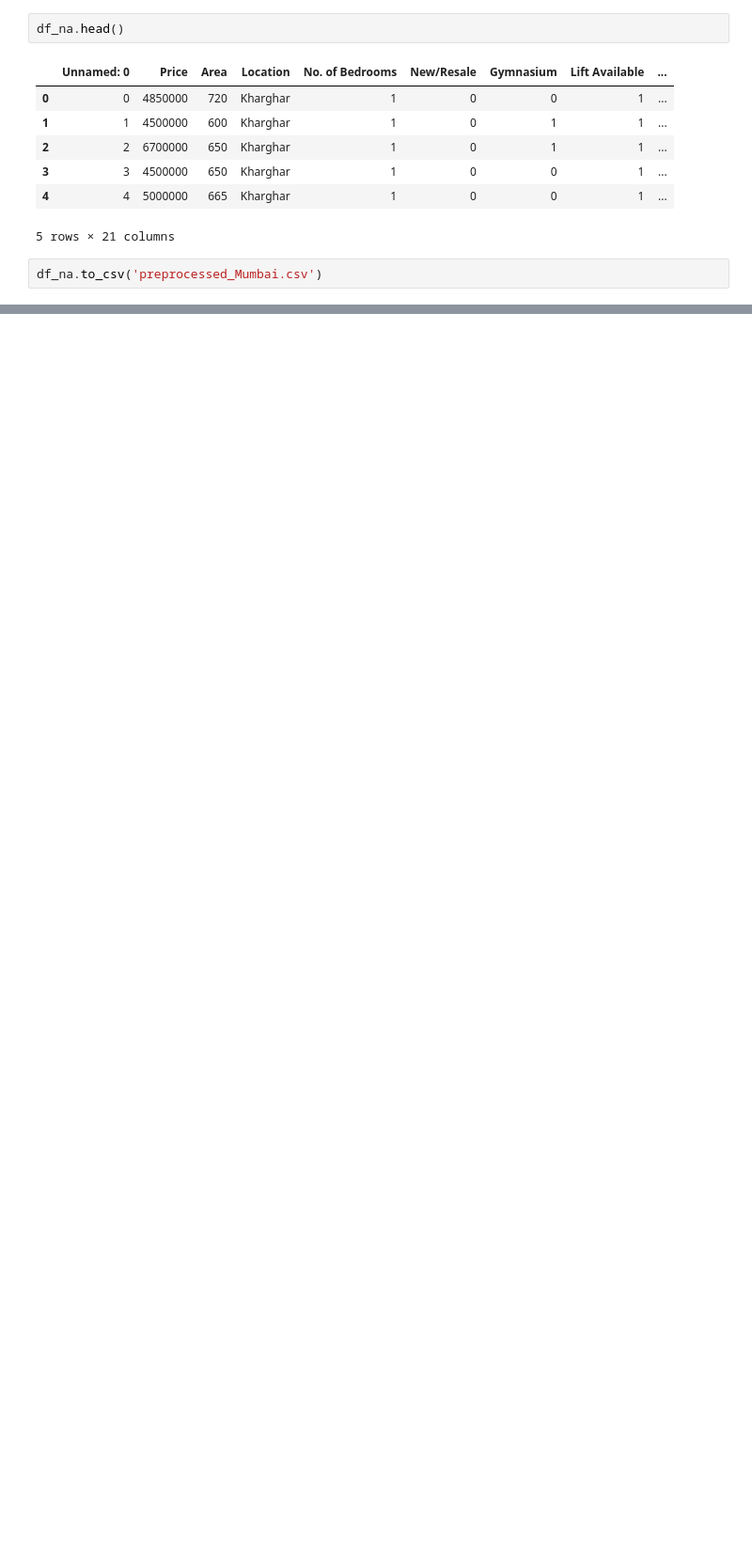
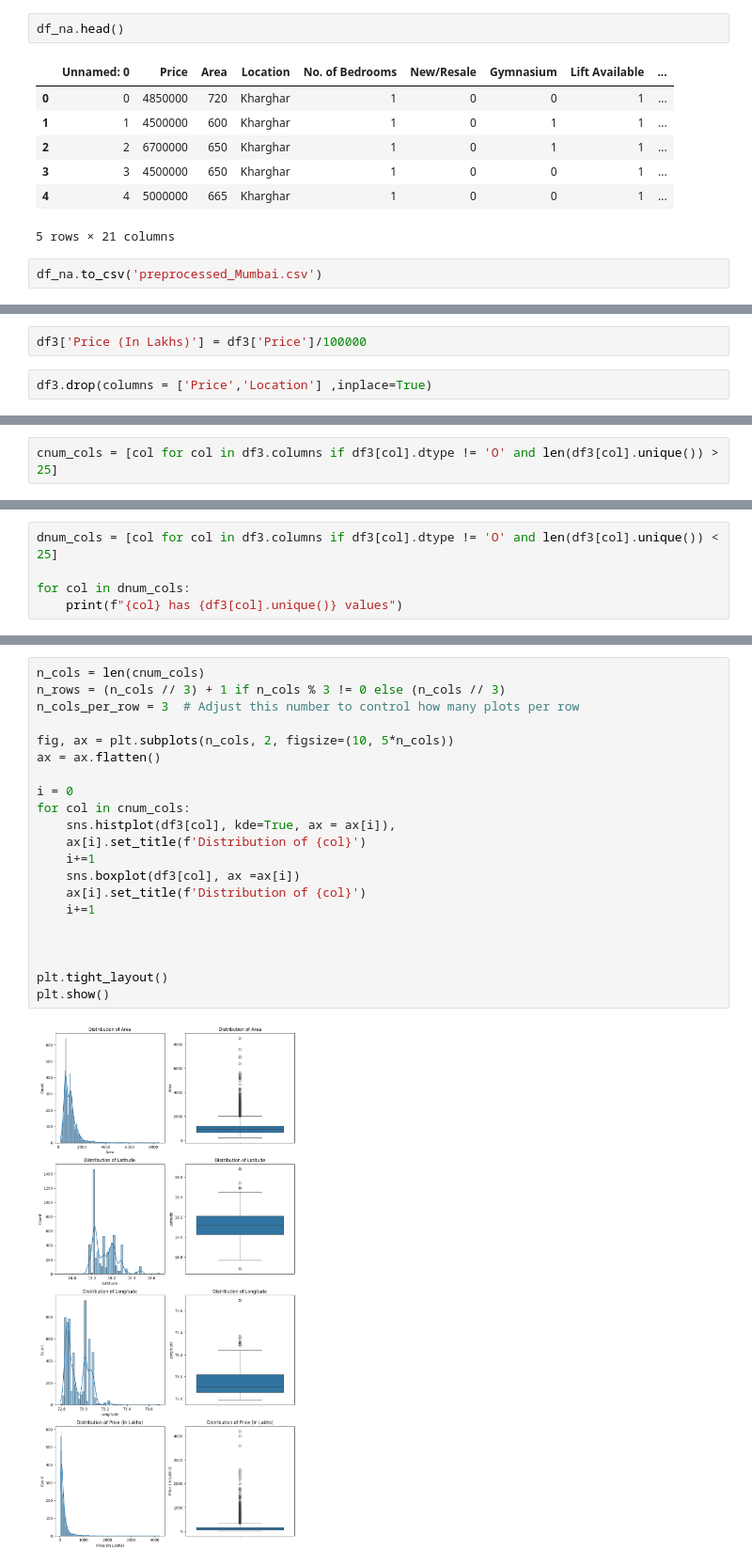
Before and after one commit to techcsispit/House-Price-Prediction, a Jupyter notebook: backend/preprocessing.ipynb, the cells around one changed output, grey strips where cells are left out. Shown at 94% size. Cells and saved outputs as stored; diff of their text form; blank space fills up the shorter version.

```diff
--- a/backend/preprocessing.ipynb
+++ b/backend/preprocessing.ipynb
@@ -403,0 +430,4 @@ df_na.to_csv('preprocessed_Mumbai.csv')
+# %%
+df3['Price (In Lakhs)'] = df3['Price']/100000
+# %%
+df3.drop(columns = ['Price','Location'] ,inplace=True)
@@ -403,0 +436,2 @@ df_na.to_csv('preprocessed_Mumbai.csv')
+# %%
+cnum_cols = [col for col in df3.columns if df3[col].dtype != 'O' and len(df3[col].unique()) > 25]
@@ -403,0 +456,5 @@ df_na.to_csv('preprocessed_Mumbai.csv')
+# %%
+dnum_cols = [col for col in df3.columns if df3[col].dtype != 'O' and len(df3[col].unique()) < 25]
+
+for col in dnum_cols:
+    print(f"{col} has {df3[col].unique()} values")
@@ -403,0 +477,23 @@ df_na.to_csv('preprocessed_Mumbai.csv')
+# %%
+n_cols = len(cnum_cols)
+n_rows = (n_cols // 3) + 1 if n_cols % 3 != 0 else (n_cols // 3)
+n_cols_per_row = 3  # Adjust this number to control how many plots per row
+
+fig, ax = plt.subplots(n_cols, 2, figsize=(10, 5*n_cols))
+ax = ax.flatten()
+
+i = 0
+for col in cnum_cols:
+    sns.histplot(df3[col], kde=True, ax = ax[i]),
+    ax[i].set_title(f'Distribution of {col}')
+    i+=1
+    sns.boxplot(df3[col], ax =ax[i])
+    ax[i].set_title(f'Distribution of {col}')
+    i+=1
+
+
+
+plt.tight_layout()
+plt.show()
+# %% [output]
+[figure, added]
```
Also changed, not shown: parts of 51 cells of this notebook, 5 other files.
